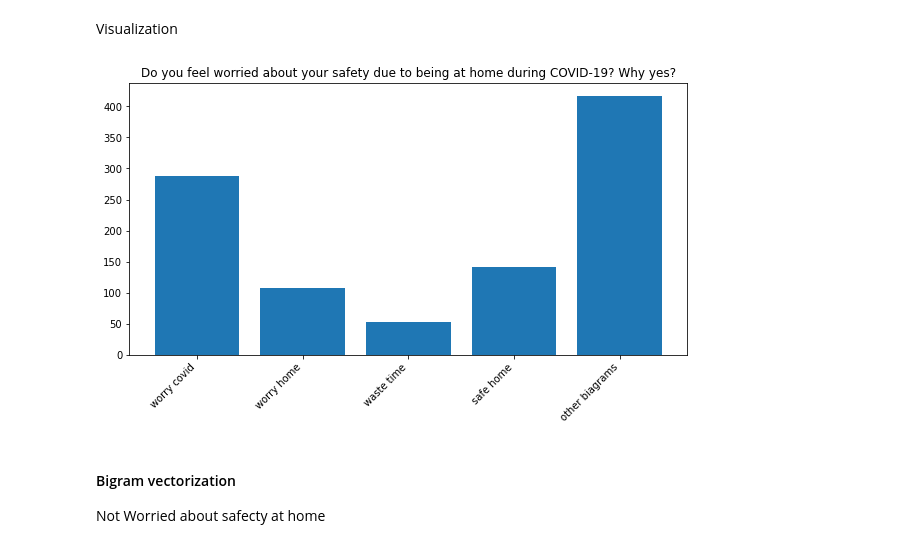
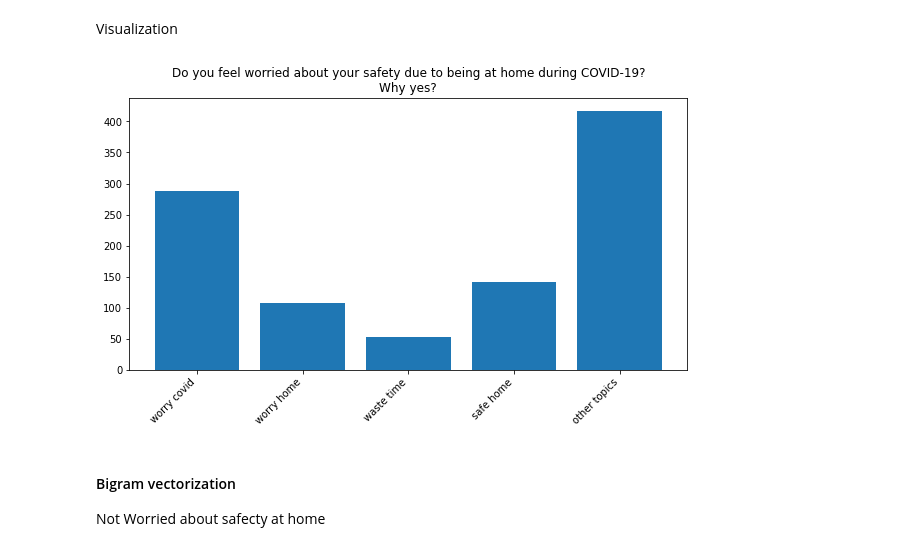
Before and after one commit to guidomitolo/sudan_survey, a Jupyter notebook: 2.35_48_vectorization_ngrams.ipynb, the cells around one changed output. Drawn from its saved outputs; the diff is of its cells as text; code cells hidden in the pictures.

```diff
--- a/2.35_48_vectorization_ngrams.ipynb
+++ b/2.35_48_vectorization_ngrams.ipynb
@@ -924,7 +961,7 @@ miss = pd.DataFrame(np.zeros(home_safety.shape[0]), dtype=int, columns=['waste t
 miss.loc[miss_school[miss_school == 1].index,:] = 1
 safe_h = pd.DataFrame(np.zeros(home_safety.shape[0]), dtype=int, columns=['safe home'])
 safe_h.loc[safe_home[safe_home == 1].index,:] = 1
-other_w = pd.DataFrame(np.zeros(home_safety.shape[0]), dtype=int, columns=['other biagrams'])
+other_w = pd.DataFrame(np.zeros(home_safety.shape[0]), dtype=int, columns=['other topics'])
 other_w.loc[other[other == 1].index,:] = 1
 # %%
 home_safety_yes_group = pd.concat([worry_c,worry_h,miss,safe_h,other_w], axis=1)
@@ -933,11 +970,12 @@ Visualization
 # %%
 plt.figure(figsize=(10,5))
 plt.bar(home_safety_yes_group.columns,home_safety_yes_group.sum())
-plt.title('Do you feel worried about your safety due to being at home during COVID-19? Why yes?')
+plt.title('Do you feel worried about your safety due to being at home during COVID-19?\nWhy yes?')
 plt.xticks(rotation=45, ha='right')
+plt.savefig('data/imgs/home_safety_yes.jpeg',bbox_inches='tight', dpi=300)
 plt.show()
 # %% [output]
-[figure, old version]
+[figure, new version]
 # %% [markdown]
 #### Bigram vectorization
 Not Worried about safecty at home
```
Also changed, not shown: parts of 12 cells of this notebook, 11 other files.
